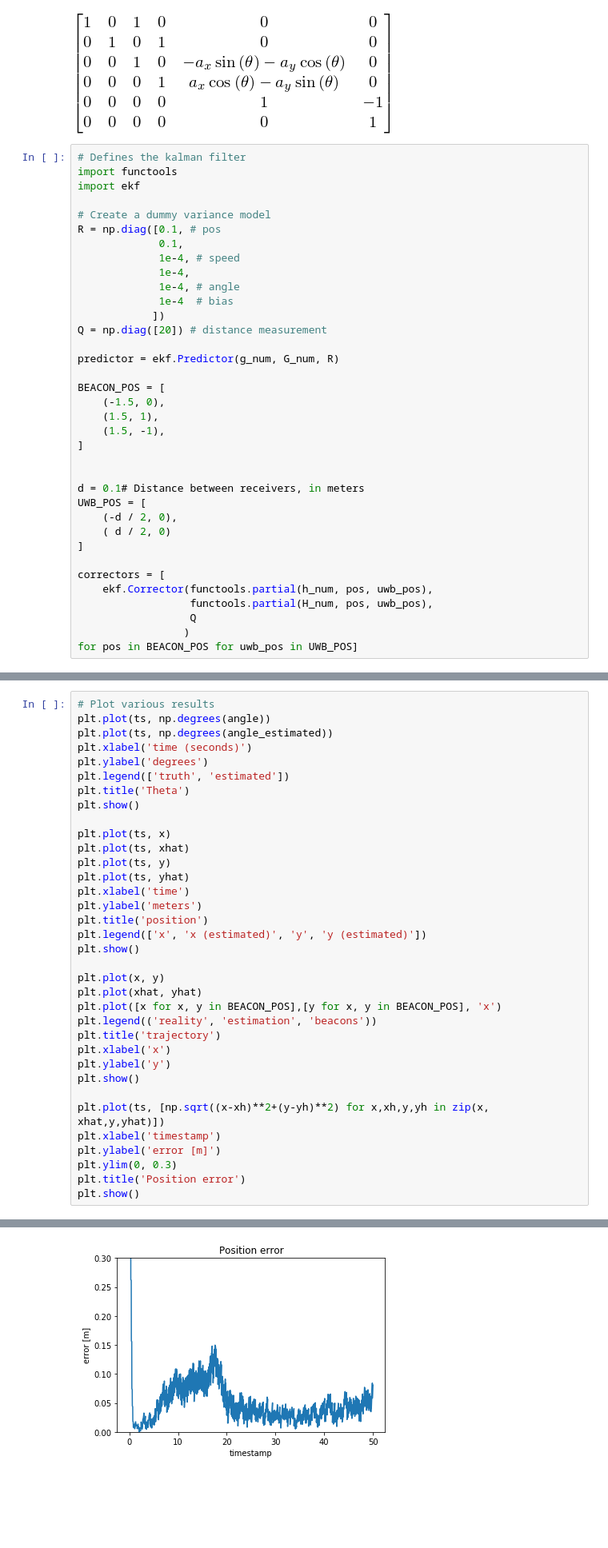
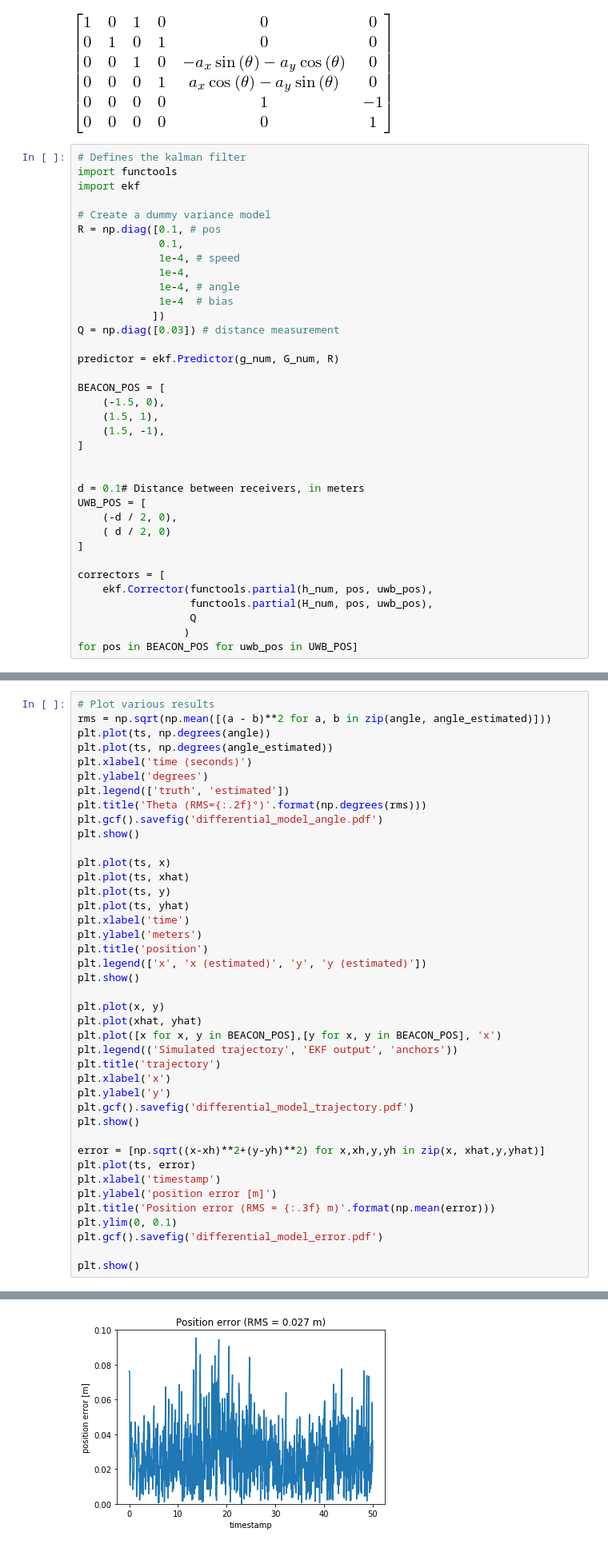
Before and after one commit to cvra/robot-software, a Jupyter notebook: doc/report/models/Differential 2 beacons.ipynb, the cells around one changed output, grey strips where cells are left out. Shown at 80% size. Cells and saved outputs as stored; diff of their text form; blank space fills up the shorter version.

Commit message:
Add plots for differential beacon output

```diff
--- a/doc/report/models/Differential 2 beacons.ipynb
+++ b/doc/report/models/Differential 2 beacons.ipynb
@@ -127,7 +127,7 @@ R = np.diag([0.1, # pos
              1e-4, # angle
              1e-4  # bias
             ])
-Q = np.diag([20]) # distance measurement
+Q = np.diag([0.03]) # distance measurement
 
 predictor = ekf.Predictor(g_num, G_num, R)
 
@@ -202,12 +202,14 @@ for i, p in zip(range(10000), trajectories.generate_circular_traj(1, np.deg2rad(
     yhat.append(mu[1])
 # %%
 # Plot various results
+rms = np.sqrt(np.mean([(a - b)**2 for a, b in zip(angle, angle_estimated)]))
 plt.plot(ts, np.degrees(angle))
 plt.plot(ts, np.degrees(angle_estimated))
 plt.xlabel('time (seconds)')
 plt.ylabel('degrees')
 plt.legend(['truth', 'estimated'])
-plt.title('Theta')
+plt.title('Theta (RMS={:.2f}°)'.format(np.degrees(rms)))
+plt.gcf().savefig('differential_model_angle.pdf')
 plt.show()
 
 plt.plot(ts, x)
@@ -223,16 +225,20 @@ plt.show()
 plt.plot(x, y)
 plt.plot(xhat, yhat)
 plt.plot([x for x, y in BEACON_POS],[y for x, y in BEACON_POS], 'x')
-plt.legend(('reality', 'estimation', 'beacons'))
+plt.legend(('Simulated trajectory', 'EKF output', 'anchors'))
 plt.title('trajectory')
 plt.xlabel('x')
 plt.ylabel('y')
+plt.gcf().savefig('differential_model_trajectory.pdf')
 plt.show()
 
-plt.plot(ts, [np.sqrt((x-xh)**2+(y-yh)**2) for x,xh,y,yh in zip(x, xhat,y,yhat)])
+error = [np.sqrt((x-xh)**2+(y-yh)**2) for x,xh,y,yh in zip(x, xhat,y,yhat)]
+plt.plot(ts, error)
 plt.xlabel('timestamp')
-plt.ylabel('error [m]')
-plt.ylim(0, 0.3)
-plt.title('Position error')
+plt.ylabel('position error [m]')
+plt.title('Position error (RMS = {:.3f} m)'.format(np.mean(error)))
+plt.ylim(0, 0.1)
+plt.gcf().savefig('differential_model_error.pdf')
+
 plt.show()
 # %% [output]
@@ -242 +248 @@ plt.show()
-[figure, old version]
+[figure, new version]
```
Also changed, not shown: parts of 1 cell of this notebook, 2 other files.
